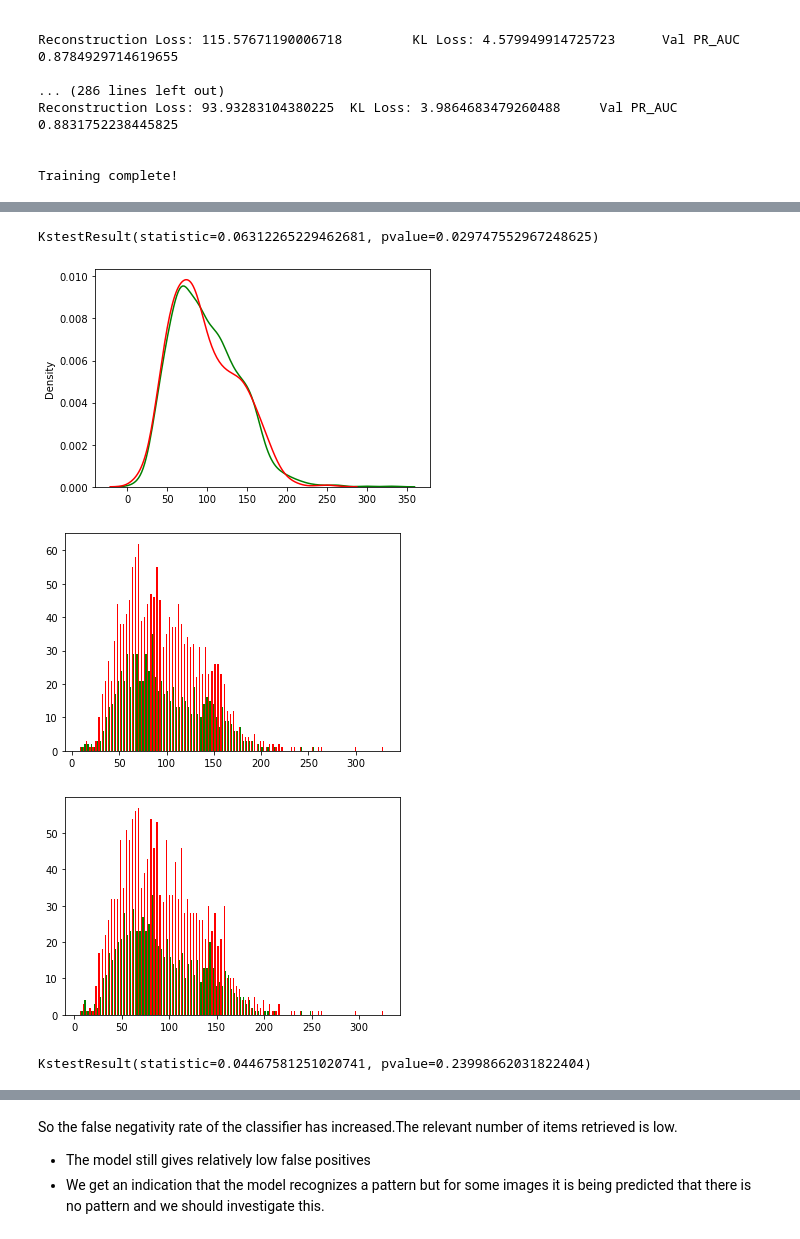
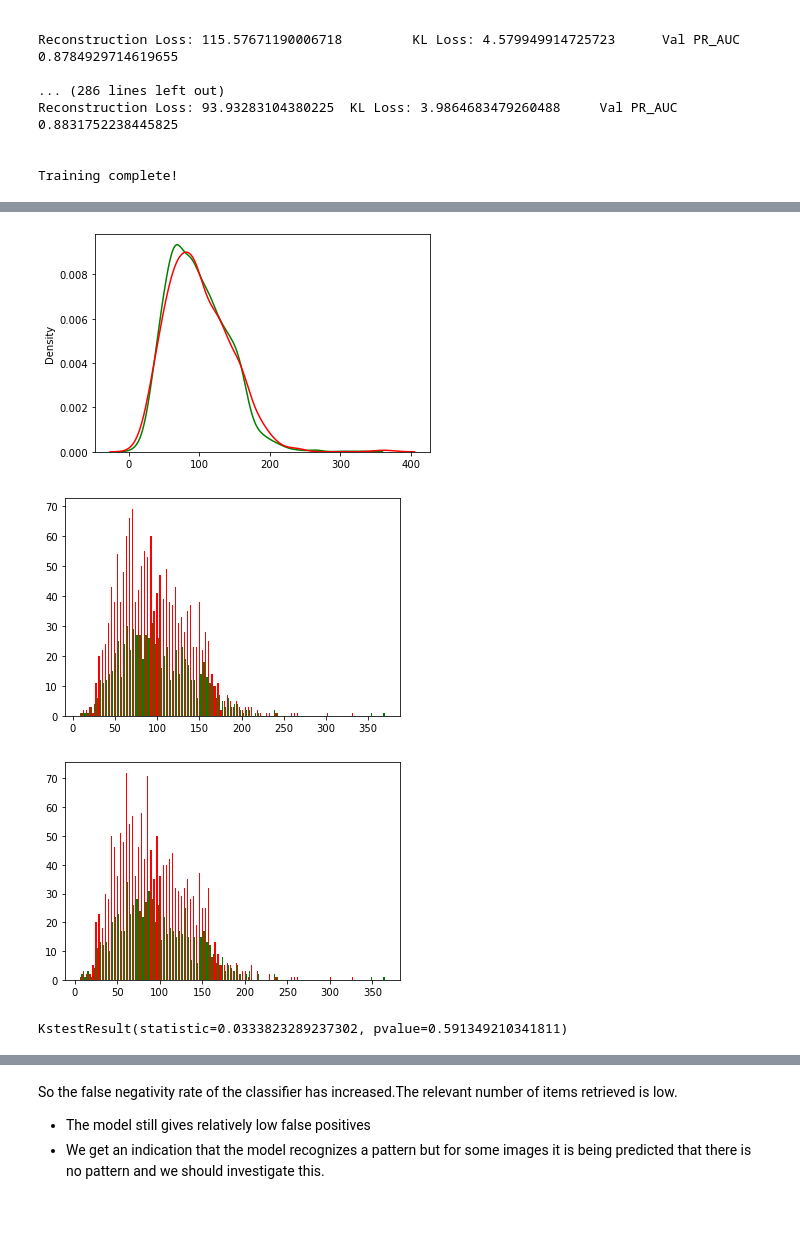
Before and after one commit to a-moharil/2IMN30-ML-for-Industry, a Jupyter notebook: dataset-shift-completed.ipynb, the cells around one changed output, grey strips where cells are left out. Cells and saved outputs as stored; diff of their text form; code cells hidden in the pictures.

```diff
--- a/dataset-shift-completed.ipynb
+++ b/dataset-shift-completed.ipynb
@@ -275,16 +275,16 @@ def split_array(arr, start_rng, end_rng, axis):
     return split_arr[1]
 
 #set 1
-X_production1 = split_array(X_production, 0,787, 0)
-y_production1 = split_array(y_production, 0,787, 0)
+X_production1 = split_array(X_production_lab, 0,787, 0)
+y_production1 = split_array(y_production_lab, 0,787, 0)
 
 #set2
-X_production2 = split_array(X_production, ((787*1) + 1),((787*2)), 0)
-y_production2 = split_array(y_production,  ((787*1) + 1),((787*2)), 0)
+X_production2 = split_array(X_production_lab, ((787*1) + 1),((787*2)), 0)
+y_production2 = split_array(y_production_lab,  ((787*1) + 1),((787*2)), 0)
 
 #set3
-X_production3 = split_array(X_production,  ((787*2) + 1),((787*3)), 0)
-y_production3 = split_array(y_production,  ((787*2) + 1),((787*3)), 0)
+X_production3 = split_array(X_production_lab,  ((787*2) + 1),((787*3)), 0)
+y_production3 = split_array(y_production_lab,  ((787*2) + 1),((787*3)), 0)
 # %%
 #create the training dataloader
 train_dataset = CreateDataset(X_train,y_train)
@@ -705,45 +719,36 @@ plt.show()
-# %%
-#KS TEST
-
-from scipy import stats
-
-test_1 = stats.kstest(elbo_train, elbo_prod_lab)
-print(test_1)
-# %% [output]
-KstestResult(statistic=0.06312265229462681, pvalue=0.029747552967248625)
 # %%
 
 #RESULTS PROD SET 2
 
 import seaborn as sns
 
 elbo_train, recon_train = detect_shift(conv_vae, train_dataloader, target_flag = True)
 
-elbo_prod_lab, recon_prod_lab = detect_shift(conv_vae, prod_dataloader_lab2, target_flag = True )
+elbo_prod_lab2, recon_prod_lab2 = detect_shift(conv_vae, prod_dataloader_lab2, target_flag = True )
 
 
 
 sns.kdeplot(elbo_train, color='green')
-sns.kdeplot(elbo_prod_lab, color='red')
+sns.kdeplot(elbo_prod_lab2, color='red')
 plt.show()
 
 
-plt.hist([elbo_train, elbo_prod_lab], 100, color=['r', 'g'])
+plt.hist([elbo_train, elbo_prod_lab2], 100, color=['r', 'g'])
 plt.show()
 
 
-plt.hist([recon_train, recon_prod_lab], 100, color=['r', 'g'])
+plt.hist([recon_train, recon_prod_lab2], 100, color=['r', 'g'])
 plt.show()
 
 
 # KS TEST
 
 from scipy import stats
 
-test_2 = stats.kstest(elbo_train, elbo_prod_lab)
+test_2 = stats.kstest(elbo_train, elbo_prod_lab2)
 print(test_2)
 # %% [output]
-[figure, old version]
+[figure, new version]
-[figure, old version]
+[figure, new version]
-[figure, old version]
+[figure, new version]
-KstestResult(statistic=0.04467581251020741, pvalue=0.23998662031822404)
+KstestResult(statistic=0.0333823289237302, pvalue=0.591349210341811)
```
Also changed, not shown: parts of 20 cells of this notebook.
